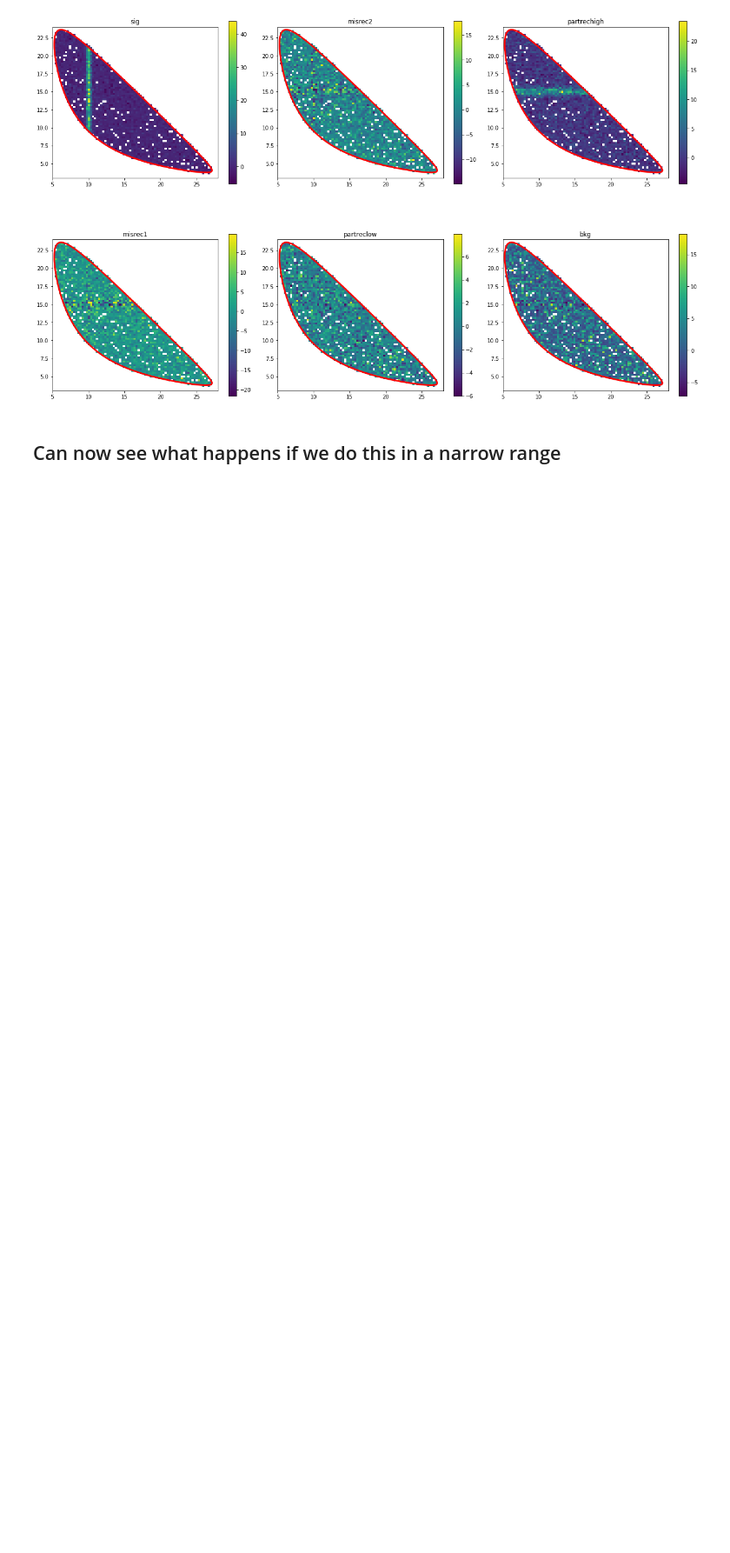
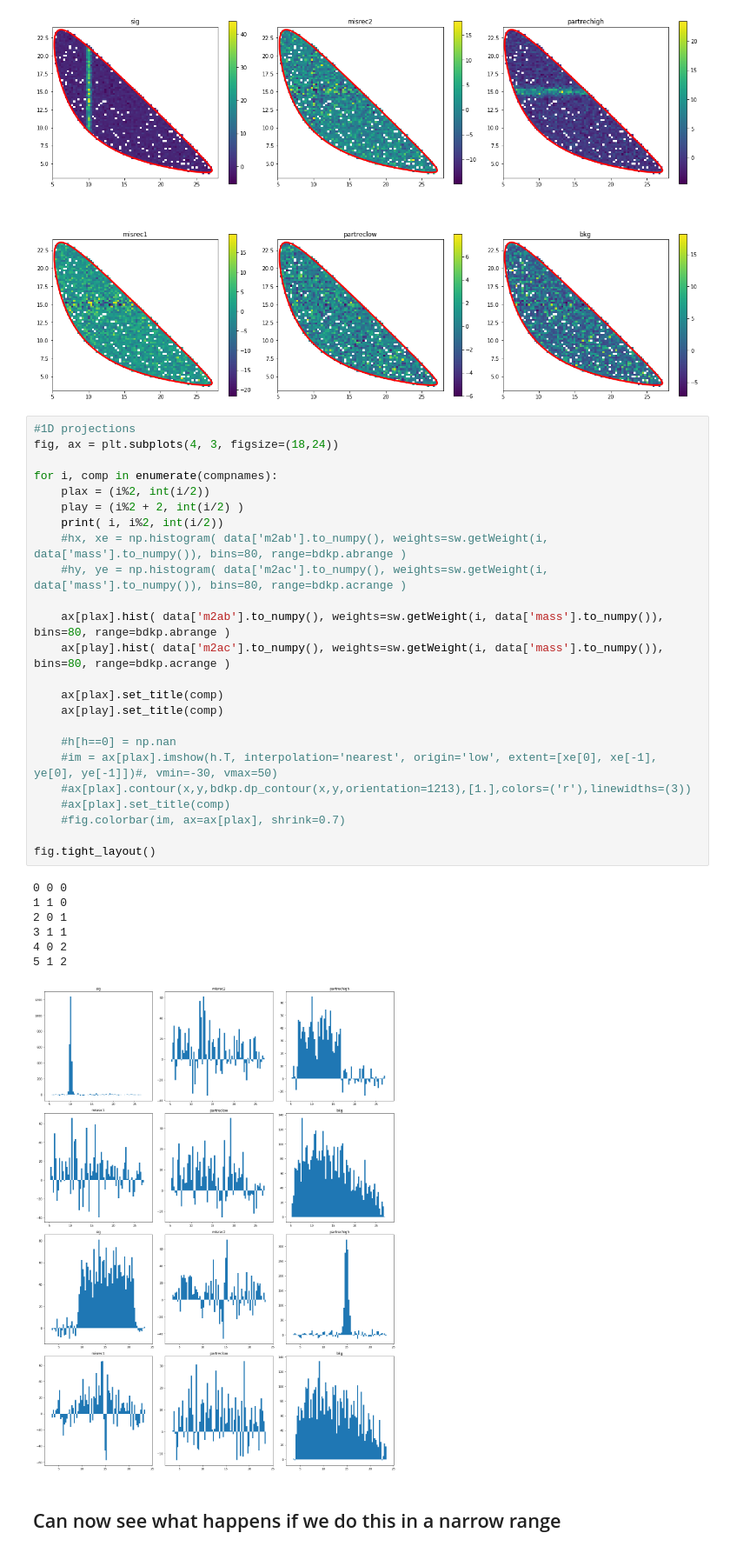
Before and after one commit to matthewkenzie/sweights, a Jupyter notebook: sweight_advanced_study.ipynb, the cells around one changed output. Shown at 87% size. Drawn from its saved outputs; the diff is of its cells as text; blank space fills up the shorter version.

```diff
--- a/sweight_advanced_study.ipynb
+++ b/sweight_advanced_study.ipynb
@@ -492,6 +492,38 @@ for i, comp in enumerate(compnames):
 fig.tight_layout()
 # %% [output]
 [figure]
+# %%
+#1D projections
+fig, ax = plt.subplots(4, 3, figsize=(18,24))
+
+for i, comp in enumerate(compnames):
+    plax = (i%2, int(i/2))
+    play = (i%2 + 2, int(i/2) )
+    print( i, i%2, int(i/2))
+    #hx, xe = np.histogram( data['m2ab'].to_numpy(), weights=sw.getWeight(i, data['mass'].to_numpy()), bins=80, range=bdkp.abrange )
+    #hy, ye = np.histogram( data['m2ac'].to_numpy(), weights=sw.getWeight(i, data['mass'].to_numpy()), bins=80, range=bdkp.acrange )
+
+    ax[plax].hist( data['m2ab'].to_numpy(), weights=sw.getWeight(i, data['mass'].to_numpy()), bins=80, range=bdkp.abrange )
+    ax[play].hist( data['m2ac'].to_numpy(), weights=sw.getWeight(i, data['mass'].to_numpy()), bins=80, range=bdkp.acrange )
+
+    ax[plax].set_title(comp)
+    ax[play].set_title(comp)
+
+    #h[h==0] = np.nan
+    #im = ax[plax].imshow(h.T, interpolation='nearest', origin='low', extent=[xe[0], xe[-1], ye[0], ye[-1]])#, vmin=-30, vmax=50)
+    #ax[plax].contour(x,y,bdkp.dp_contour(x,y,orientation=1213),[1.],colors=('r'),linewidths=(3))
+    #ax[plax].set_title(comp)
+    #fig.colorbar(im, ax=ax[plax], shrink=0.7)
+
+fig.tight_layout()
+# %% [output]
+0 0 0
+1 1 0
+2 0 1
+3 1 1
+4 0 2
+5 1 2
+[figure, added]
 # %% [markdown]
 ## Can now see what happens if we do this in a narrow range
 # %%
```
Also changed, not shown: parts of 8 cells of this notebook, 1 other file.
